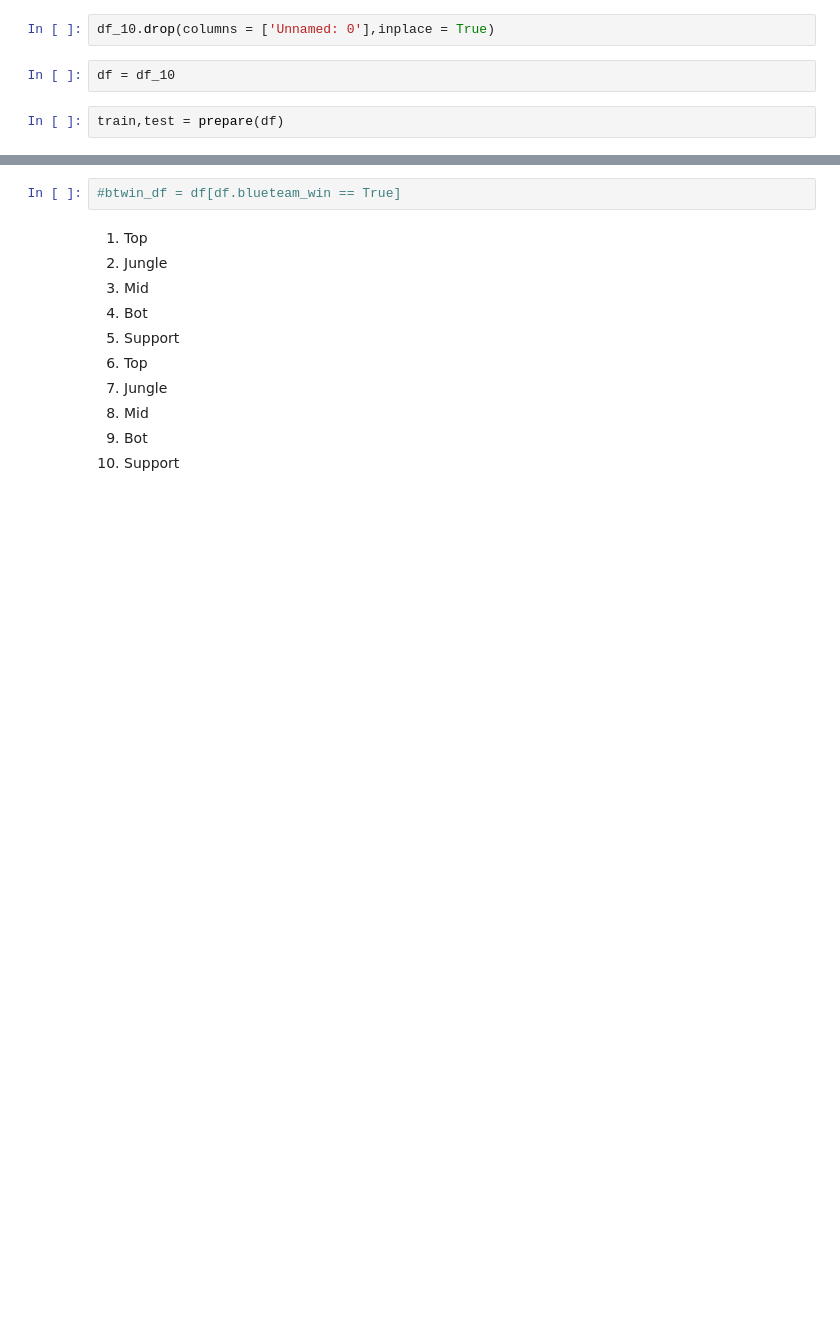
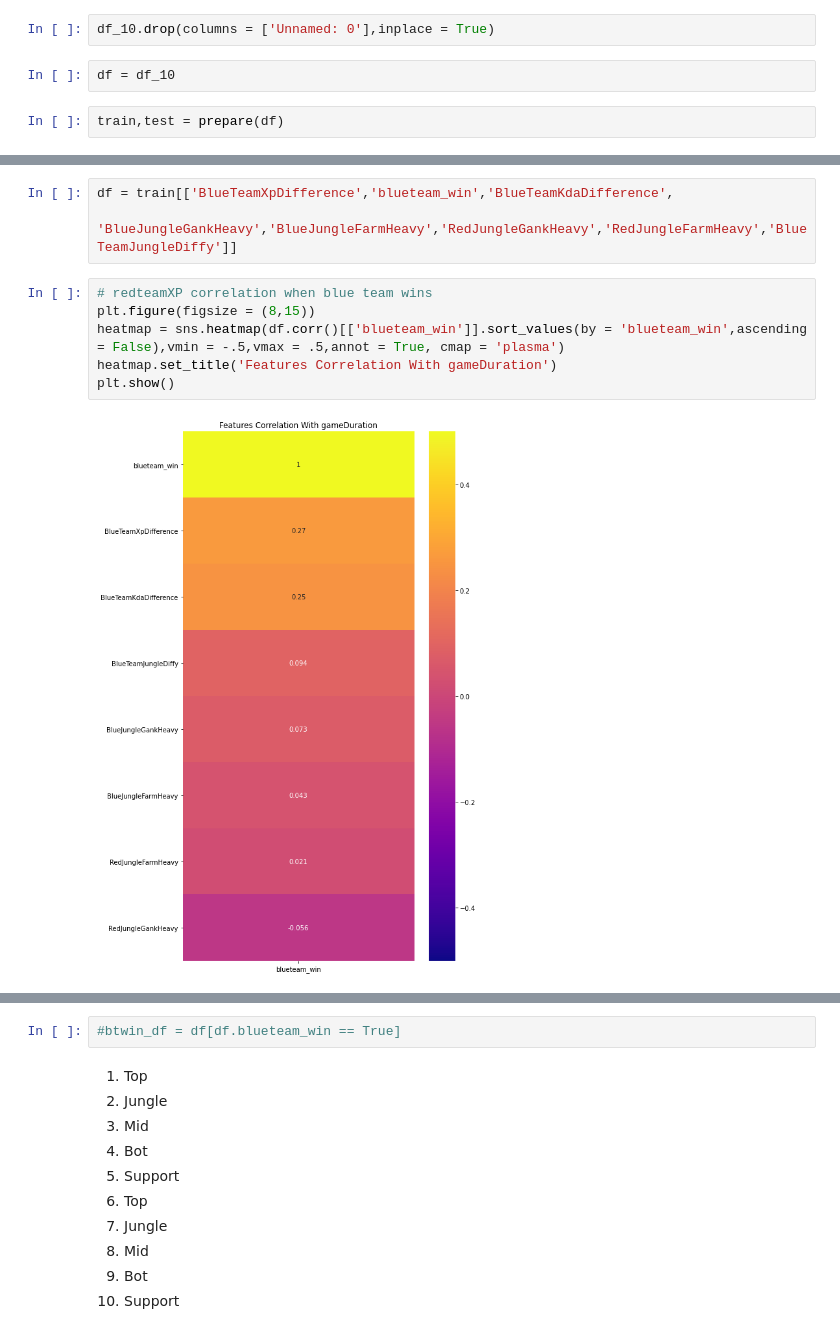
Before and after one commit to codeup-germain/Esports-Analysis, a Jupyter notebook: jared/scratch_notebook-Copy3.ipynb, the cells around one changed output, grey strips where cells are left out. Cells and saved outputs as stored; diff of their text form; blank space fills up the shorter version.

```diff
--- a/jared/scratch_notebook-Copy3.ipynb
+++ b/jared/scratch_notebook-Copy3.ipynb
@@ -68,3 +97,14 @@ df = df[['BlueTeamXpDifference','BlueTeamLevelDifference','BlueTeamWardDifferenc
+# %%
+df = train[['BlueTeamXpDifference','blueteam_win','BlueTeamKdaDifference',
+           'BlueJungleGankHeavy','BlueJungleFarmHeavy','RedJungleGankHeavy','RedJungleFarmHeavy','BlueTeamJungleDiffy']]
+# %%
+# redteamXP correlation when blue team wins
+plt.figure(figsize = (8,15))
+heatmap = sns.heatmap(df.corr()[['blueteam_win']].sort_values(by = 'blueteam_win',ascending = False),vmin = -.5,vmax = .5,annot = True, cmap = 'plasma')
+heatmap.set_title('Features Correlation With gameDuration')
+plt.show()
+# %% [output]
+[figure, added]
 # %%
 df.head(1)
 # %% [output]
```
Also changed, not shown: parts of 19 cells of this notebook, 4 other files.
